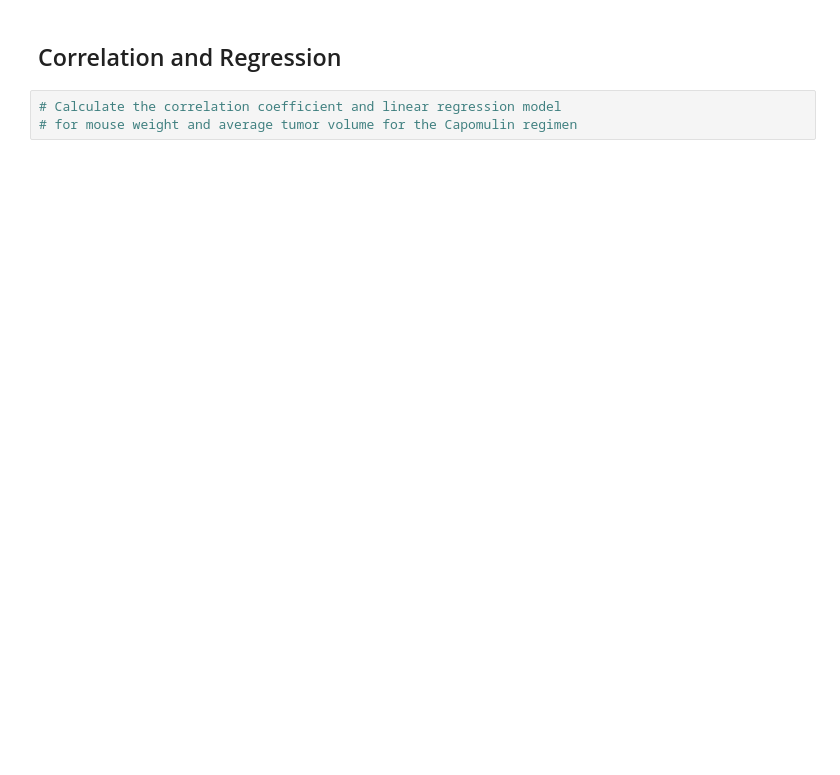
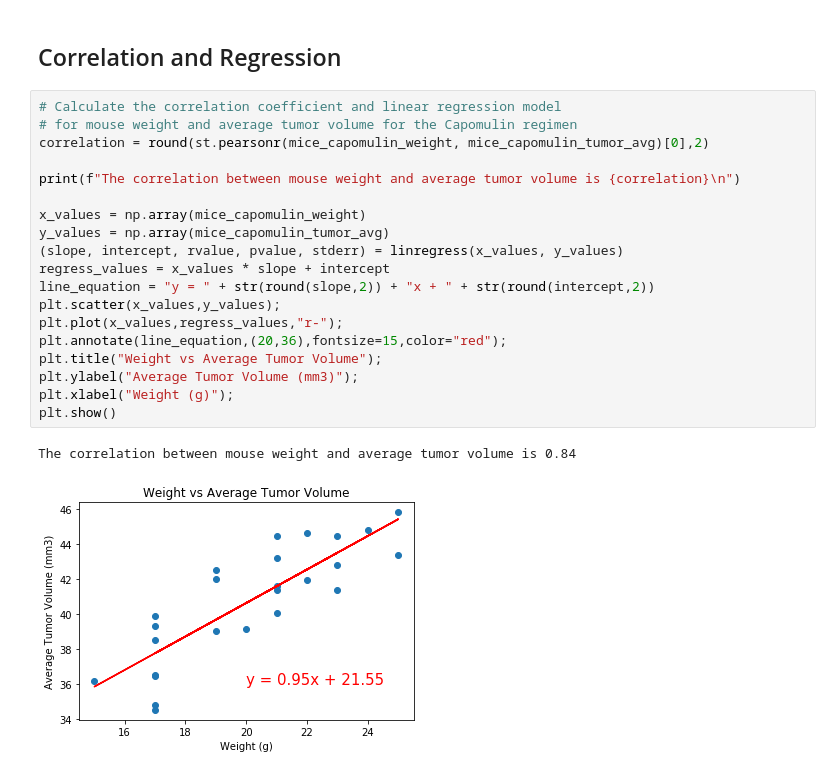
Before and after one commit to Autonomousse/Matplotlib-Cancer-Study, a Jupyter notebook: Pymaceuticals/pymaceuticals.ipynb, the cells around one changed output. Cells and saved outputs as stored; diff of their text form; blank space fills up the shorter version.

```diff
--- a/Pymaceuticals/pymaceuticals.ipynb
+++ b/Pymaceuticals/pymaceuticals.ipynb
@@ -492,5 +533,24 @@ ax1.boxplot(data, flierprops=red_diamond);
 # %% [markdown]
 ## Correlation and Regression
-# %%
-# Calculate the correlation coefficient and linear regression model
-# for mouse weight and average tumor volume for the Capomulin regimen
+# %%
+# Calculate the correlation coefficient and linear regression model
+# for mouse weight and average tumor volume for the Capomulin regimen
+correlation = round(st.pearsonr(mice_capomulin_weight, mice_capomulin_tumor_avg)[0],2)
+
+print(f"The correlation between mouse weight and average tumor volume is {correlation}\n")
+
+x_values = np.array(mice_capomulin_weight)
+y_values = np.array(mice_capomulin_tumor_avg)
+(slope, intercept, rvalue, pvalue, stderr) = linregress(x_values, y_values)
+regress_values = x_values * slope + intercept
+line_equation = "y = " + str(round(slope,2)) + "x + " + str(round(intercept,2))
+plt.scatter(x_values,y_values);
+plt.plot(x_values,regress_values,"r-");
+plt.annotate(line_equation,(20,36),fontsize=15,color="red");
+plt.title("Weight vs Average Tumor Volume");
+plt.ylabel("Average Tumor Volume (mm3)");
+plt.xlabel("Weight (g)");
+plt.show()
+# %% [output]
+The correlation between mouse weight and average tumor volume is 0.84
+[figure, added]
```
Also changed, not shown: parts of 10 cells of this notebook.
